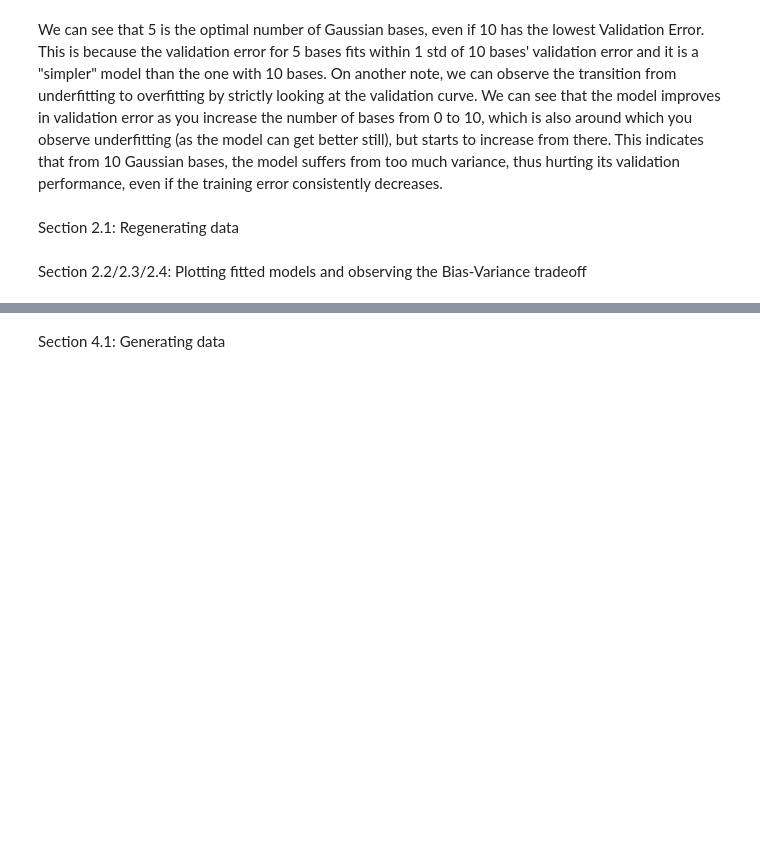
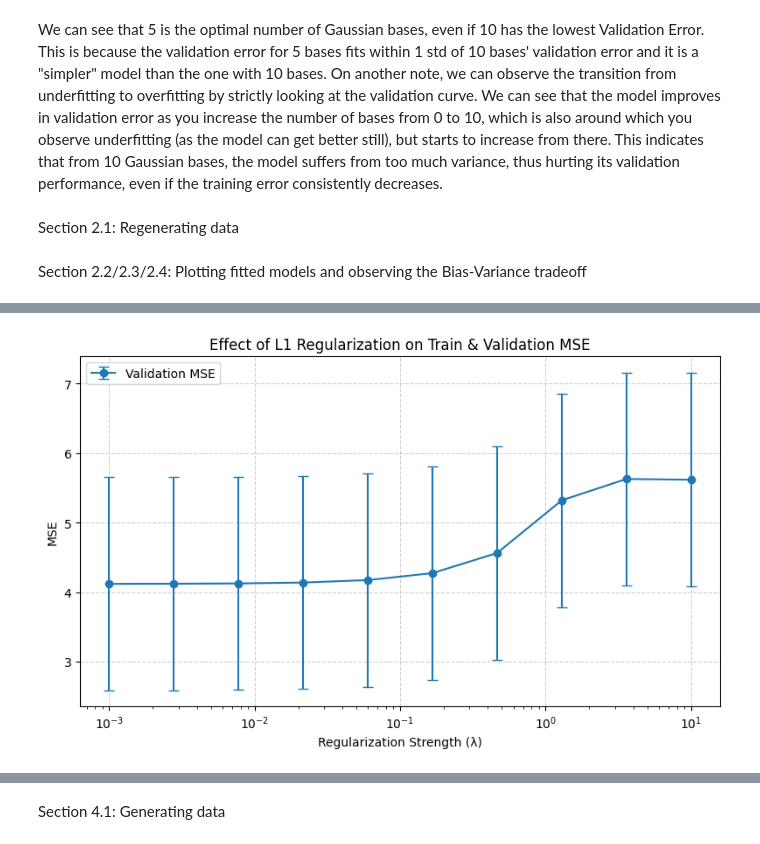
Before and after one commit to Steev3n/COMP551-F25, a Jupyter notebook: A2/A2code.ipynb, the cells around one changed output, grey strips where cells are left out. Saved outputs shown, nothing was run; the diff lists cells and outputs as text; code cells hidden in the pictures; blank space fills up the shorter version.

```diff
--- a/A2/A2code.ipynb
+++ b/A2/A2code.ipynb
@@ -449,80 +516,75 @@ def cross_validate_regularization(X, y, num_features, basis_function, reg_type="
 # %%
 # 3.3
 # ----- TASK 3.1 & 3.2 -----
 # Plotting Train and Validation Errors vs λ for L1 and L2 regularization
 
 
 # --- Hyperparams ---
 lam_values = np.logspace(-3, 1, 10)
 num_datasets = 50
-sample_size = 100       # uses sampler sample_size=100 as you requested
+sample_size = 100
 x_start, x_end = 1, 10
-noise_std = 1.0         # sampler std; change if you want different noise level
 D = 45                  # number of Gaussian bases
-max_iter = 1000         # for L1 gradient descent
+max_iter = 70         # for L1 gradient descent
 lr = 1e-3               # learning rate for L1
 basis = BasisFunctions.GAUSSIAN
 
 # --- Main sweep ---
 for reg_type in ["L1", "L2"]:
     train_means, val_means = [], []
     train_stds, val_stds = [], []
 
-    for lam in lam_values:
-        train_errs, val_errs = [], []
+    # List aggregates train and val errors across all "num_datasets" datasets.
+    errors = []
 
-        for ds_idx in range(num_datasets):
-            # dataset creation
-            data = Linear_Regression.sampler(
-                Linear_Regression.assignment_function,
-                sample_size,
-                x_start,
-                x_end,
-                std=noise_std,
-                seed=ds_idx,
-                random=True
-            )
-            x = data.get("x").reshape(-1, 1)
-            y = data.get("y").reshape(-1, 1)
+    for dataset_id in range(num_datasets):
+        # dataset creation
+        data = Linear_Regression.sampler(
+            Linear_Regression.assignment_function,
+            sample_size,
+            x_start,
+            x_end,
+            random=True
+        )
+        x = data.get("x").reshape(-1)
+        y = data.get("y").reshape(-1)
 
-            # design matrix (Gaussian bases)
-            base_model = Linear_Regression(x, y, num_features=D, basis_function=BasisFunctions.GAUSSIAN)
-            Phi = base_model.X
+        # cross-validate for current lambda
+        results = cross_validate_regularization(
+            x, y, D, basis,
+            reg_type=reg_type,
+            lam_values=lam_values,
+            max_iter=max_iter,
+            lr=lr
+        )
 
-            # cross-validate for current lambda
-            num_features = Phi.shape[1]
-            results = cross_validate_regularization(
-                Phi, y, num_features, basis,
-                reg_type=reg_type,
-                lam_values=[lam],
-                max_iter=max_iter,
-                lr=lr
-            )
+        errors.append(results)
 
-            train_errs.append(results[lam]["train_mse"])
-            val_errs.append(results[lam]["val_mse"])
+    # Extract keys and values
+    lambdas = np.array(list(results.keys()))
+    train_mse = np.array([results[l]["train_mse"] for l in lambdas])
+    train_std = np.array([results[l]["train_std"] for l in lambdas])
+    val_mse   = np.array([results[l]["val_mse"]   for l in lambdas])
+    val_std   = np.array([results[l]["test_std"]  for l in lambdas])  # assuming this is meant to be val_std/test_std
 
-        # aggregate across datasets
-        train_means.append(np.mean(train_errs))
-        val_means.append(np.mean(val_errs))
-        train_stds.append(np.std(train_errs))
-        val_stds.append(np.std(val_errs))
+    # Sort by lambda (optional but helps for smooth plots)
+    idx = np.argsort(lambdas)
+    lambdas = lambdas[idx]
+    train_mse, train_std = train_mse[idx], train_std[idx]
+    val_mse, val_std = val_mse[idx], val_std[idx]
 
-    # --- plot (errorbars) ---
-    plt.figure(figsize=(8, 5))
-    plt.errorbar(
-        lam_values, train_means, yerr=train_stds,
-        fmt='o-', capsize=4, label='Train Error', color='tab:blue'
-    )
-    plt.errorbar(
-        lam_values, val_means, yerr=val_stds,
-        fmt='s--', capsize=4, label='Validation Error', color='tab:orange'
-    )
-    plt.xscale("log")
-    plt.title(f"Train vs Validation Error across λ ({reg_type} regularization)")
-    plt.xlabel("λ (regularization strength)")
-    plt.ylabel("Mean Squared Error")
+    # Plot
+    plt.figure(figsize=(8,5))
+    # plt.errorbar(lambdas, train_mse, yerr=train_std, fmt='-o', capsize=4, label='Train MSE')
+    plt.errorbar(lambdas, val_mse,   yerr=val_std,   fmt='-o', capsize=4, label='Validation MSE')
+
+    plt.xscale('log')
+    plt.xlabel('Regularization Strength (λ)')
+    plt.ylabel('MSE')
+    plt.title(f"Effect of {reg_type} Regularization on Train & Validation MSE")
+    plt.legend()
     plt.grid(True, linestyle='--', alpha=0.6)
-    plt.legend()
     plt.tight_layout()
     plt.show()
+# %% [output]
+[figure, added]
```
Also changed, not shown: parts of 11 cells of this notebook.
